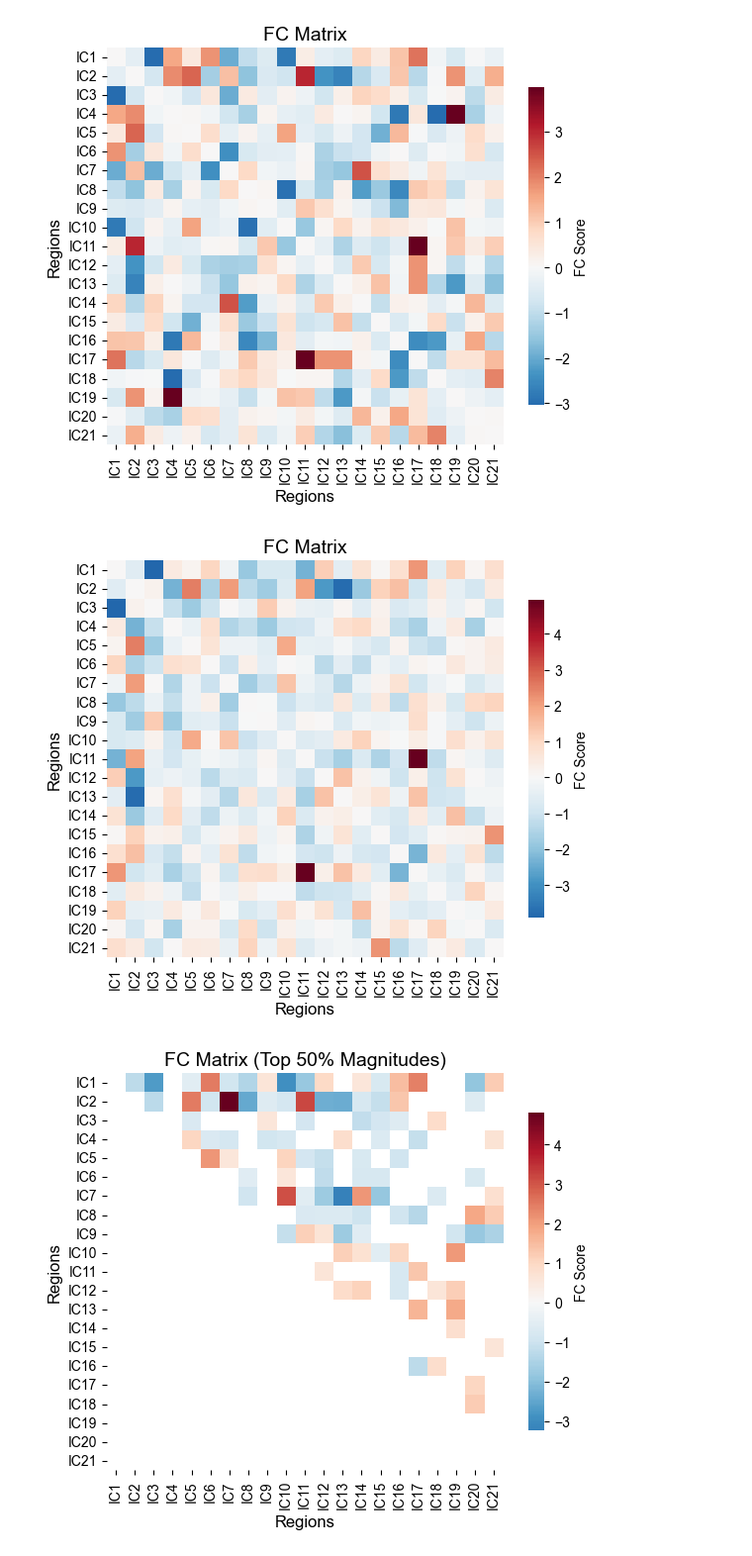
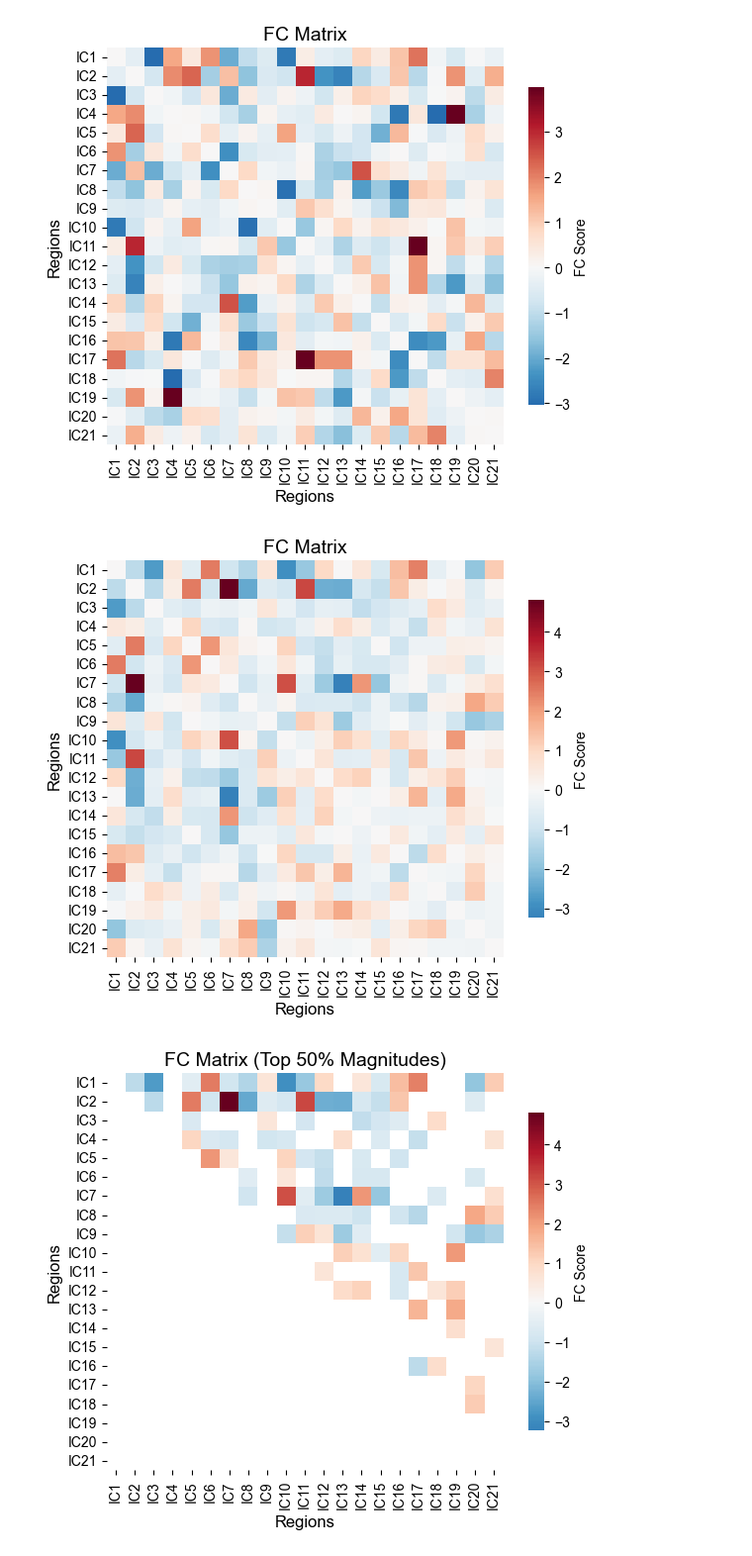
Before and after one commit to bailey168/MIND_models, a Jupyter notebook: visualize_data.ipynb, the cells around one changed output. Shown at 99% size. Drawn from its saved outputs; the diff is of its cells as text; code cells hidden in the pictures.

```diff
--- a/visualize_data.ipynb
+++ b/visualize_data.ipynb
@@ -145,21 +145,21 @@ plt.show()
 # %% [output]
 [figure]
 # %%
-fc_df = pd.read_csv('/Users/baileyng/MIND_data/DSST_FC/1010817_25752_2_0_FC_matrix.csv', index_col=0)
+fc_df = pd.read_csv('/Users/baileyng/MIND_data/DSST_FC/1000184_25752_2_0_FC_matrix.csv', index_col=0)
 plt.figure(figsize=(6, 5))
 sns.heatmap(fc_df,
             cmap='RdBu_r',
             center=0,
             square=True,
             cbar_kws={'shrink': 0.8, 'label': 'FC Score'})
 
 plt.title('FC Matrix', fontsize=14)
 plt.xlabel('Regions', fontsize=12)
 plt.ylabel('Regions', fontsize=12)
 plt.tight_layout()
 plt.show()
 # %% [output]
-[figure, old version]
+[figure, new version]
 # %%
 fc_df = pd.read_csv('/Users/baileyng/MIND_data/DSST_FC/1000184_25752_2_0_FC_matrix.csv', index_col=0)
 
```
Also changed, not shown: parts of 1 cell of this notebook, 3 other files.
